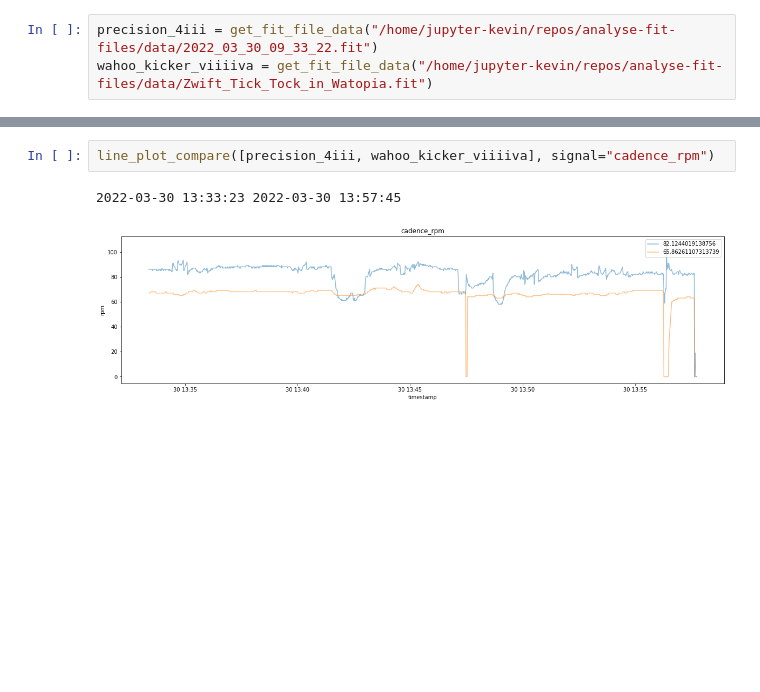
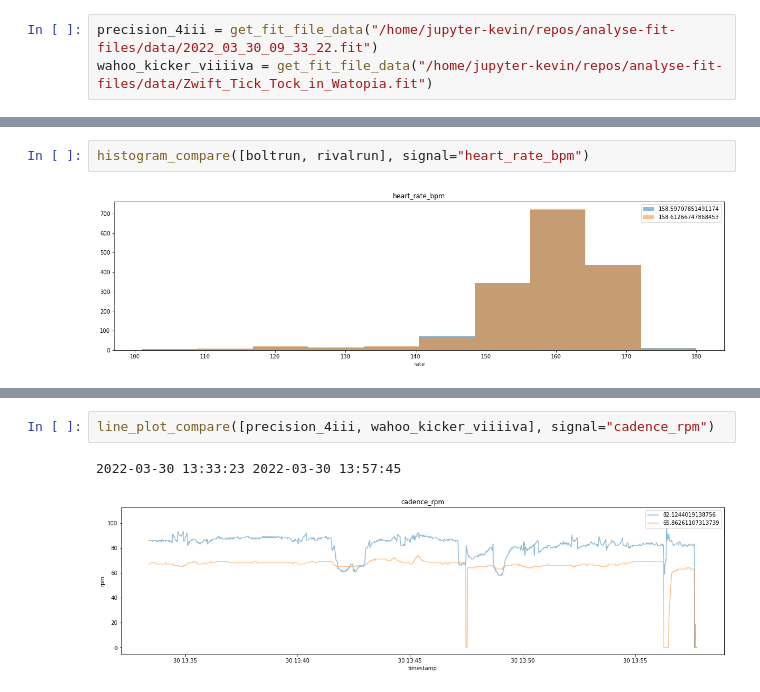
Before and after one commit to kevintalaue/analyse-fit-files, a Jupyter notebook: notebooks/fit.ipynb, the cells around one changed output, grey strips where cells are left out. Saved outputs shown, nothing was run; the diff lists cells and outputs as text; blank space fills up the shorter version.

```diff
--- a/notebooks/fit.ipynb
+++ b/notebooks/fit.ipynb
@@ -16,0 +21,4 @@ histogram_compare([precision_4iii, wahoo_kicker_viiiiva], signal="power_watts")
+# %%
+histogram_compare([boltrun, rivalrun], signal="heart_rate_bpm")
+# %% [output]
+[figure, added]
```
Also changed, not shown: parts of 7 cells of this notebook.
